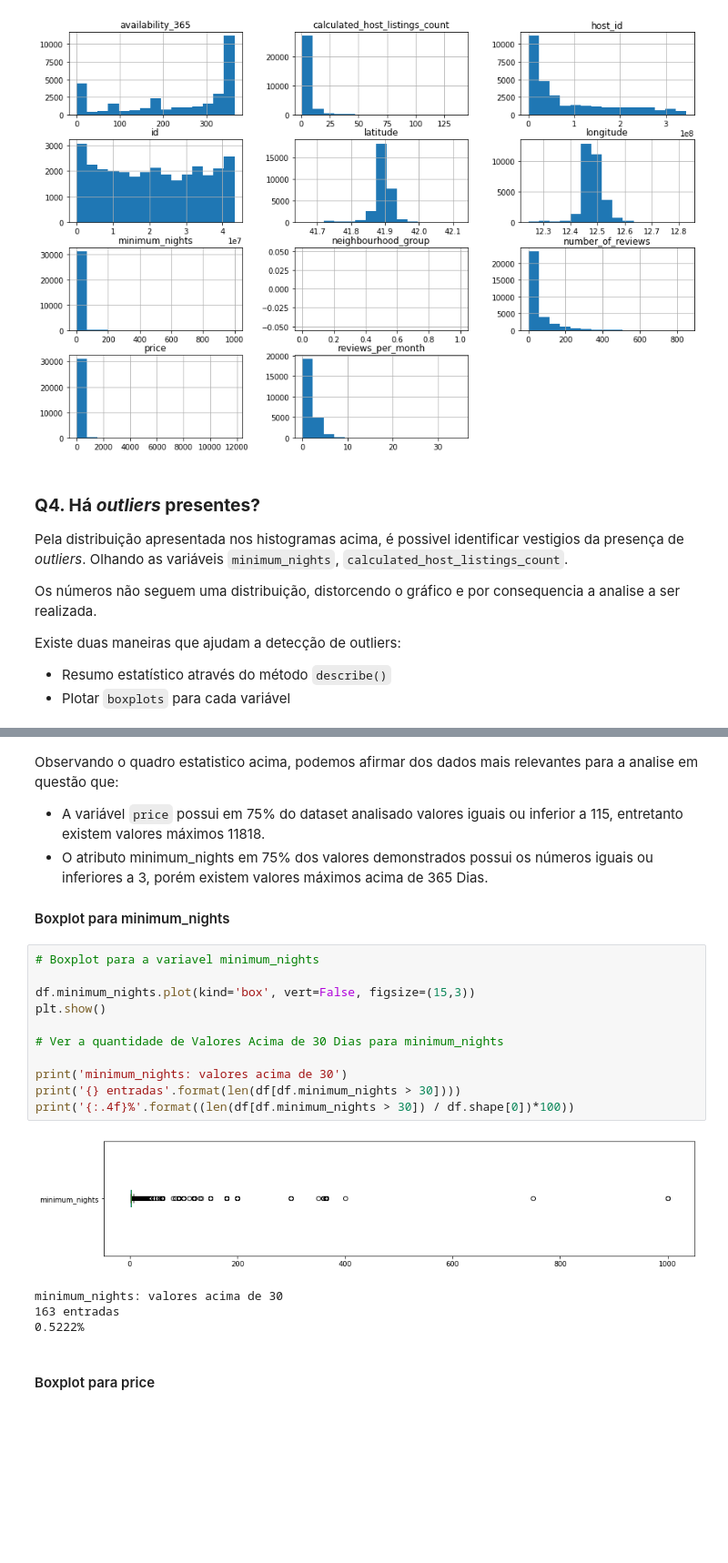
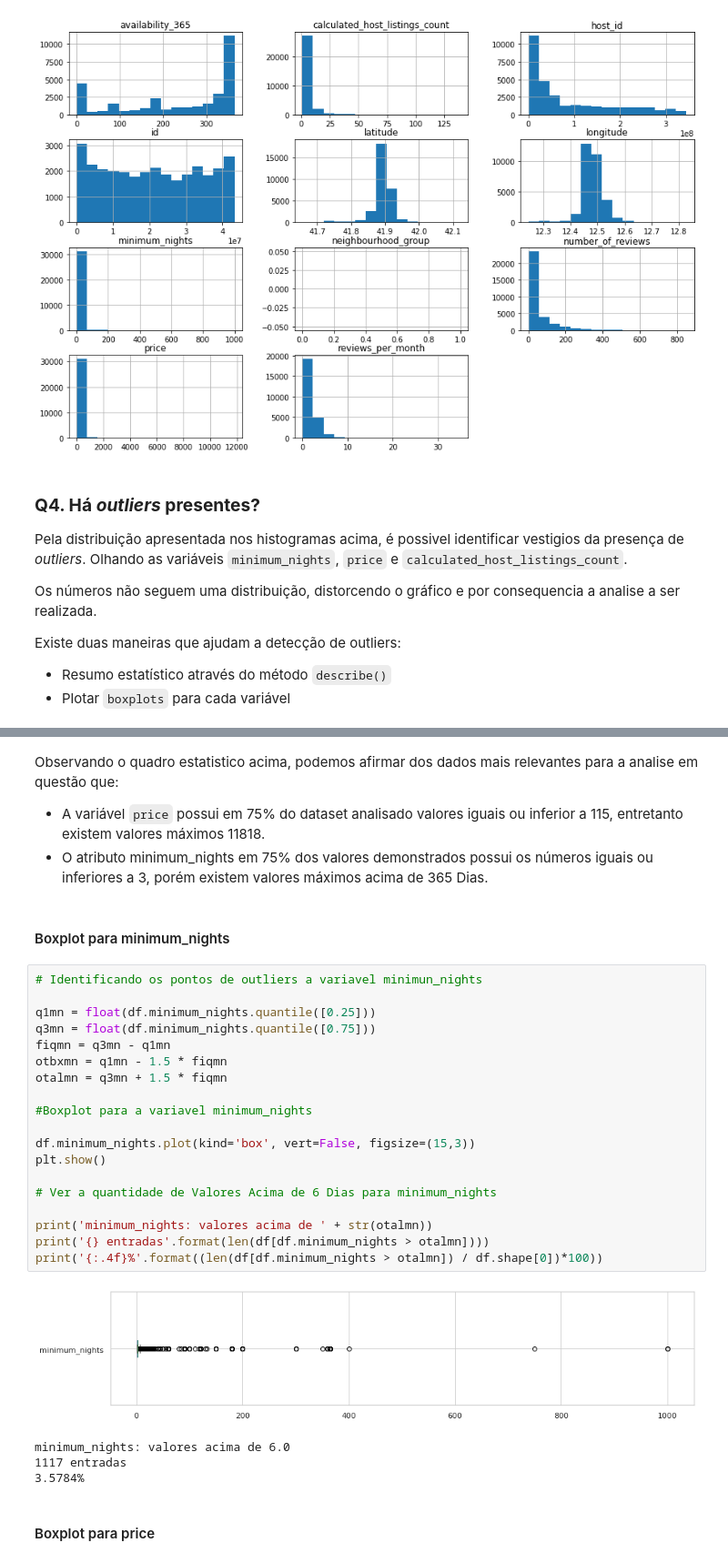
Before and after one commit to smarcondes-ds/Data_Science, a Jupyter notebook: Analisando_os_Dados_do_Airbnb_Roma.ipynb, the cells around one changed output, grey strips where cells are left out. Shown: that part at 91% size. Cells and saved outputs as stored; diff of their text form; blank space fills up the shorter version.

```diff
--- a/Analisando_os_Dados_do_Airbnb_Roma.ipynb
+++ b/Analisando_os_Dados_do_Airbnb_Roma.ipynb
@@ -155,7 +156,7 @@ df.hist(bins=15, figsize=(15,10));
 # %% [markdown]
 ### **Q4. Há *outliers* presentes?**
 
-Pela distribuição apresentada nos histogramas acima, é possivel identificar vestigios da presença de *outliers*. Olhando as variáveis `minimum_nights`, `calculated_host_listings_count`.
+Pela distribuição apresentada nos histogramas acima, é possivel identificar vestigios da presença de *outliers*. Olhando as variáveis `minimum_nights`, `price` e `calculated_host_listings_count`.
 
 Os números não seguem uma distribuição, distorcendo o gráfico e por consequencia a analise a ser realizada.
 
@@ -179,30 +180,37 @@ df[['price', 'minimum_nights', 'number_of_reviews', 'reviews_per_month',
 | 75% | 115.000000 | 3.000000 | 55.000000 | 2.220000 | 6.000000 | 357.000000 |
 | max | 11818.000000 | 1000.000000 | 850.000000 | 34.960000 | 139.000000 | 365.000000 |
 # %% [markdown]
+
 Observando o quadro estatistico acima, podemos afirmar dos dados mais relevantes para a analise em questão que:
 
 * A variável `price` possui em 75% do dataset analisado valores iguais ou inferior a 115, entretanto existem valores máximos 11818.
 * O atributo minimum_nights em 75% dos valores demonstrados possui os números iguais ou inferiores a 3, porém existem valores máximos acima de 365 Dias.
-
-
-
-#### Boxplot para minimum_nights
+# %% [markdown]
+#### Boxplot para minimum_nights
 # %%
-# Boxplot para a variavel minimum_nights
+# Identificando os pontos de outliers a variavel minimun_nights
+
+q1mn = float(df.minimum_nights.quantile([0.25]))
+q3mn = float(df.minimum_nights.quantile([0.75]))
+fiqmn = q3mn - q1mn
+otbxmn = q1mn - 1.5 * fiqmn
+otalmn = q3mn + 1.5 * fiqmn
+
+#Boxplot para a variavel minimum_nights
 
 df.minimum_nights.plot(kind='box', vert=False, figsize=(15,3))
 plt.show()
 
-# Ver a quantidade de Valores Acima de 30 Dias para minimum_nights
+# Ver a quantidade de Valores Acima de 6 Dias para minimum_nights
 
-print('minimum_nights: valores acima de 30')
-print('{} entradas'.format(len(df[df.minimum_nights > 30])))
-print('{:.4f}%'.format((len(df[df.minimum_nights > 30]) / df.shape[0])*100))
+print('minimum_nights: valores acima de ' + str(otalmn))
+print('{} entradas'.format(len(df[df.minimum_nights > otalmn])))
+print('{:.4f}%'.format((len(df[df.minimum_nights > otalmn]) / df.shape[0])*100))
 # %% [output]
-[figure, old version]
+[figure, new version]
-minimum_nights: valores acima de 30
-163 entradas
-0.5222%
+minimum_nights: valores acima de 6.0
+1117 entradas
+3.5784%
 # %% [markdown]
 #### Boxplot para price
 # %%
```
Also changed, not shown: parts of 15 cells of this notebook.
